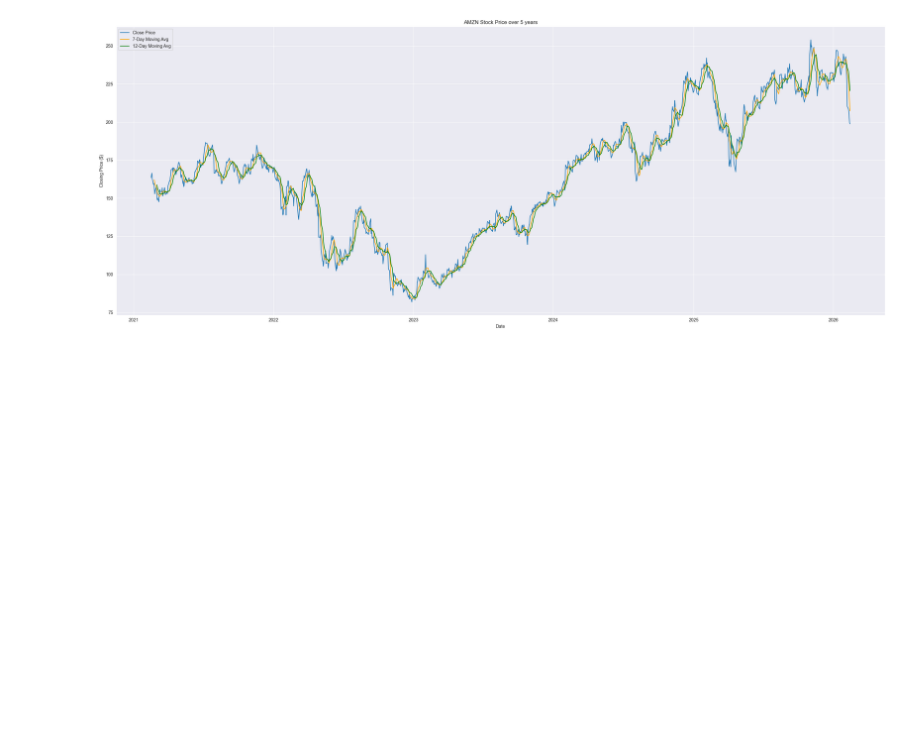
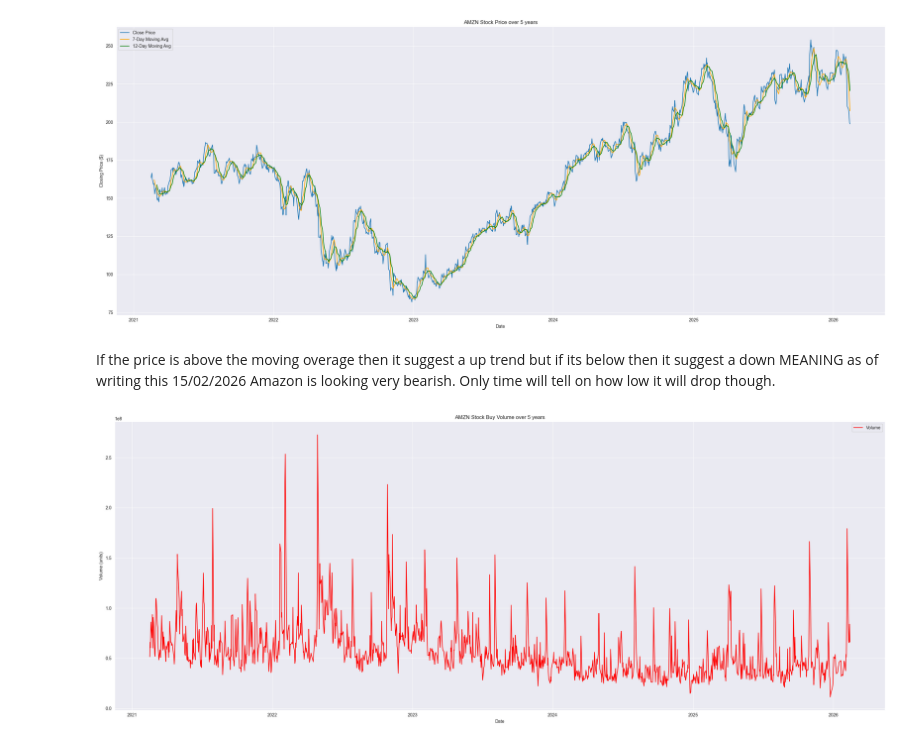
Before and after one commit to Mkua509/Intro-to-ML, a Jupyter notebook: ml-stock-predictor/notebooks/Amazon.ipynb, the cells around one changed output. Cells and saved outputs as stored; diff of their text form; code cells hidden in the pictures; blank space fills up the shorter version.

```diff
--- a/ml-stock-predictor/notebooks/Amazon.ipynb
+++ b/ml-stock-predictor/notebooks/Amazon.ipynb
@@ -84,6 +83,7 @@ We should ask questions afterwards to find trends.
 
 df['SFA7'] = df['Close'].rolling(window=7).mean()
 df['SFA12'] = df['Close'].rolling(window=12).mean()
+df['EMA'] = df['Close'].ewm(span=5).mean()
 plt.figure(figsize=(25,10))
 sb.set_style("darkgrid")
 
@@ -96,6 +96,7 @@ sb.lineplot(data=df, x=df.index, y="SFA7", label="7-Day Moving Avg", color="oran
 # 12 month moving average
 sb.lineplot(data=df, x=df.index, y="SFA12", label="12-Day Moving Avg", color="green")
 
+
 plt.title("AMZN Stock Price over 5 years")
 plt.xlabel("Date")
 plt.ylabel("Closing Price ($)")
@@ -103,3 +104,20 @@ plt.tight_layout()
 plt.show()
 # %% [output]
 [figure]
+# %% [markdown]
+If the price is above the moving overage then it suggest a up trend but if its below then it suggest a down MEANING as of writing this 15/02/2026 Amazon is looking very bearish. Only time will tell on how low it will drop though.
+# %%
+plt.figure(figsize=(25,10))
+sb.set_style("darkgrid")
+
+# Volume
+sb.lineplot(data=df, x=df.index, y="Volume", label="Volume", color="red")
+
+
+plt.title("AMZN Stock Buy Volume over 5 years")
+plt.xlabel("Date")
+plt.ylabel("Volume (units)")
+plt.tight_layout()
+plt.show()
+# %% [output]
+[figure, added]
```
Also changed, not shown: parts of 1 cell of this notebook.
